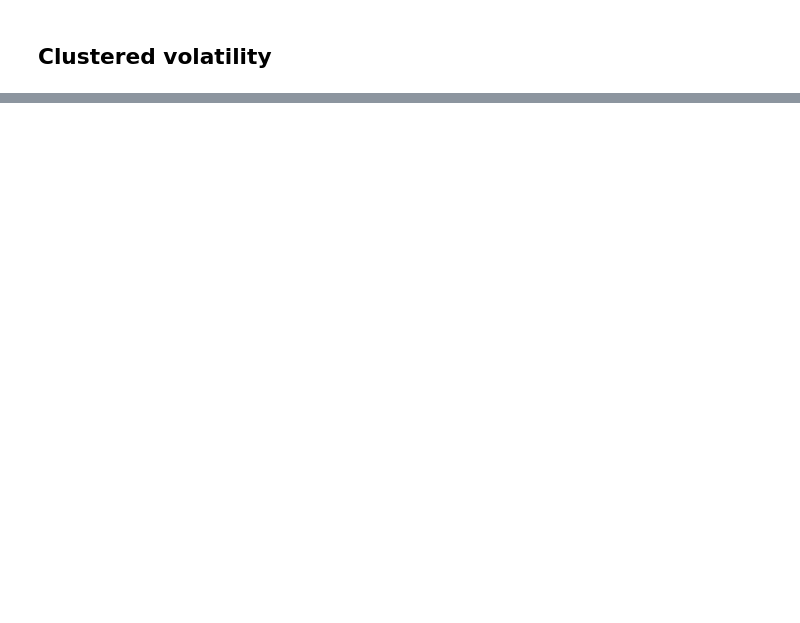
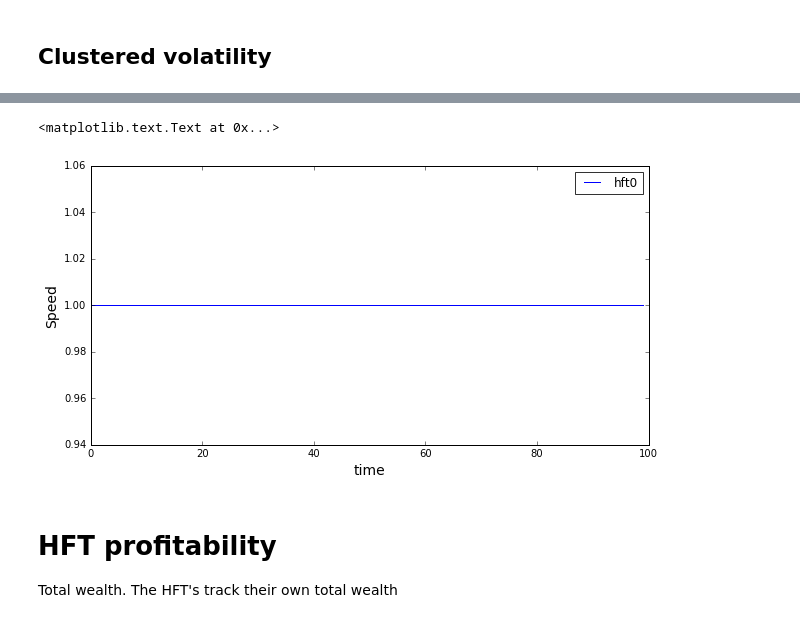
Before and after one commit to joerischasfoort/hfm-abm, a Jupyter notebook: replication.ipynb, the cells around one changed output, grey strips where cells are left out. Drawn from its saved outputs; the diff is of its cells as text; code cells hidden in the pictures; blank space fills up the shorter version.

```diff
--- a/replication.ipynb
+++ b/replication.ipynb
@@ -145,0 +163,21 @@ ax1.set_xlabel('Lag', fontsize='14')
+# %%
+speed = []
+for hft in high_frequency_traders:
+    speed.append(np.array(hft.var_previous.speed))
+# %%
+fig, ax1 = plt.subplots(1, 1, figsize=(10,5))
+
+for idx, s in enumerate(speed):
+    ax1.plot(range(len(s[:100])), s[:100], label='hft{}'.format(idx))
+
+ax1.legend(frameon=True, loc='best', framealpha=0.8)
+ax1.set_ylabel('Speed', fontsize='14')
+ax1.set_xlabel('time', fontsize='14')
+#fig.savefig('auto_correlation_abs.png')
+# %% [output]
+<matplotlib.text.Text at 0x...>
+[figure, added]
+# %% [markdown]
+# HFT profitability
+
+Total wealth. The HFT's track their own total wealth
```
Also changed, not shown: parts of 18 cells of this notebook, 4 other files.
